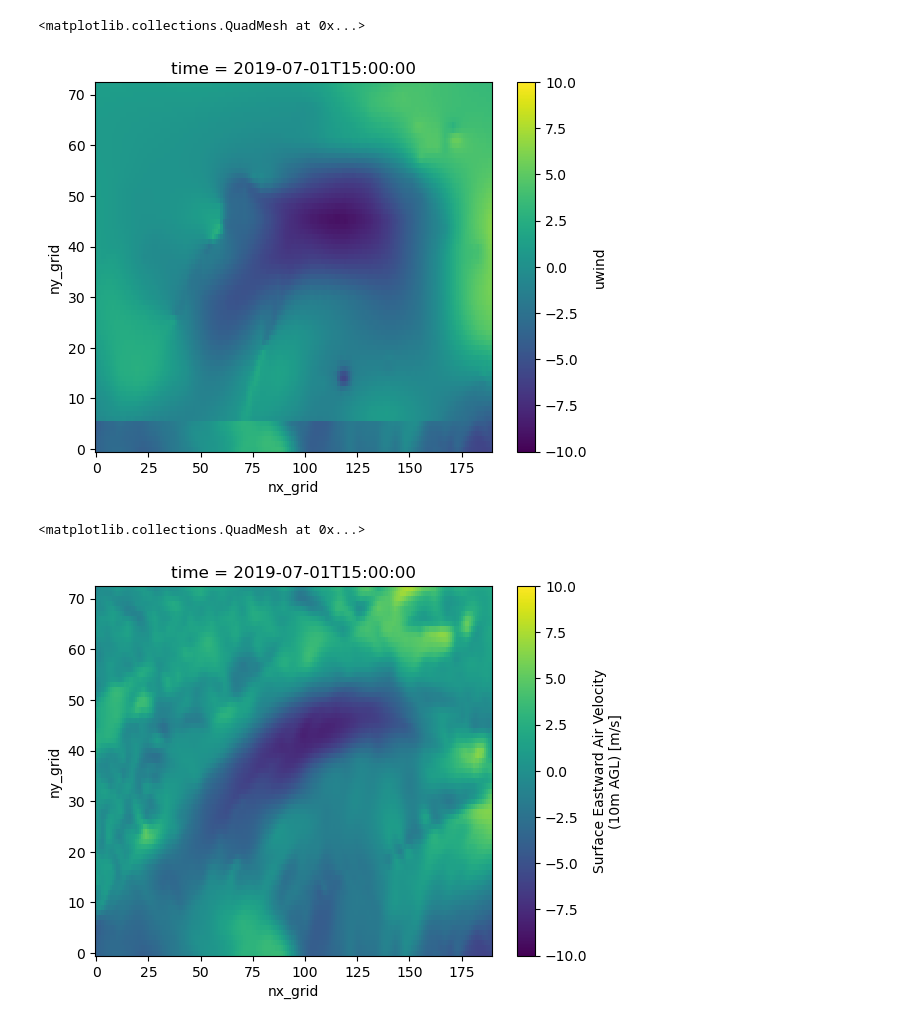
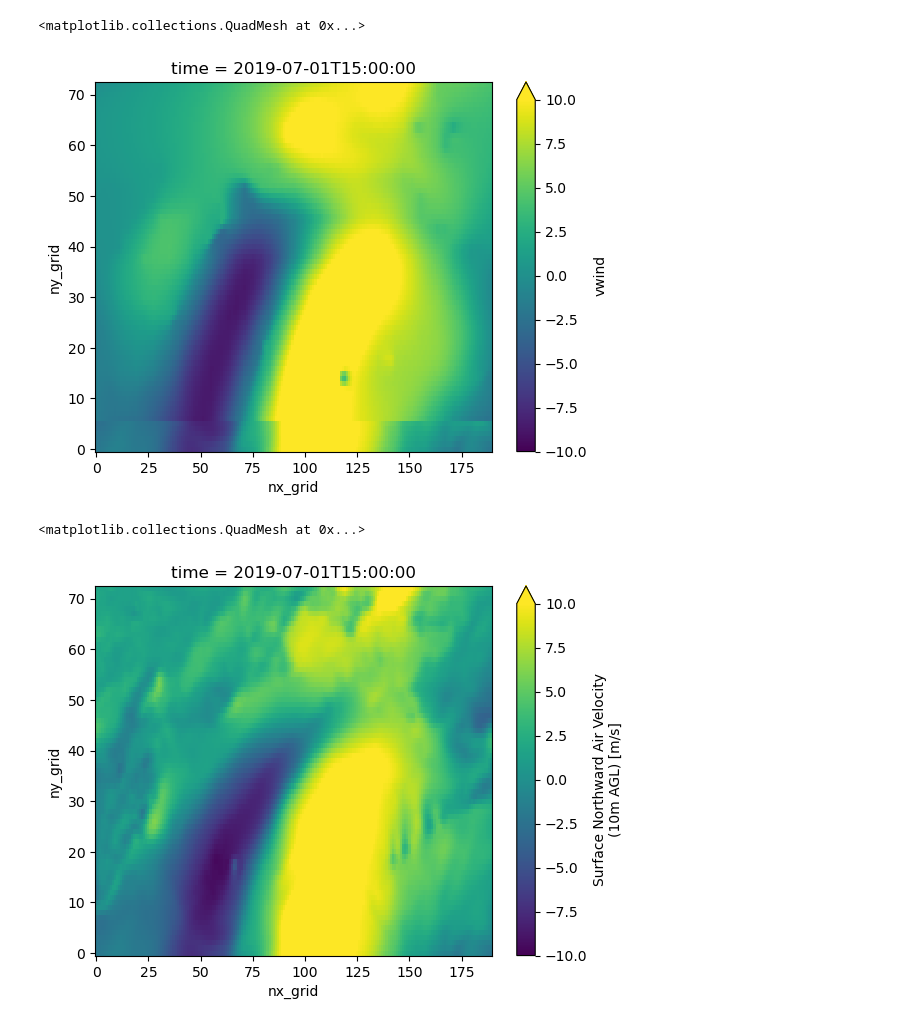
Before and after one commit to felicio93/code_dev, a Jupyter notebook: AK_paper/WaveCurrent/OWI_to_SCHISM.ipynb, the cells around one changed output. Cells and saved outputs as stored; diff of their text form; code cells hidden in the pictures.

```diff
--- a/AK_paper/WaveCurrent/OWI_to_SCHISM.ipynb
+++ b/AK_paper/WaveCurrent/OWI_to_SCHISM.ipynb
@@ -79,13 +64,13 @@ owi_era = xr.open_dataset(f"{path}{output_dir}/sflux_air_1.0001.nc", format ='ne
 # %%
 era = xr.open_dataset(f"{path}sflux/sflux_air_1.0001.nc", format ='netcdf4')
 # %%
-owi_era['uwind'][15].plot(vmin=-10,vmax=10)
+owi_era['vwind'][15].plot(vmin=-10,vmax=10)
 # %% [output]
 <matplotlib.collections.QuadMesh at 0x...>
-[figure, old version]
+[figure, new version]
 # %%
-era['uwind'][15].plot(vmin=-10,vmax=10)
+era['vwind'][15].plot(vmin=-10,vmax=10)
 # %% [output]
 <matplotlib.collections.QuadMesh at 0x...>
-[figure, old version]
+[figure, new version]
 # %%
```
Also changed, not shown: parts of 56 cells of this notebook.
